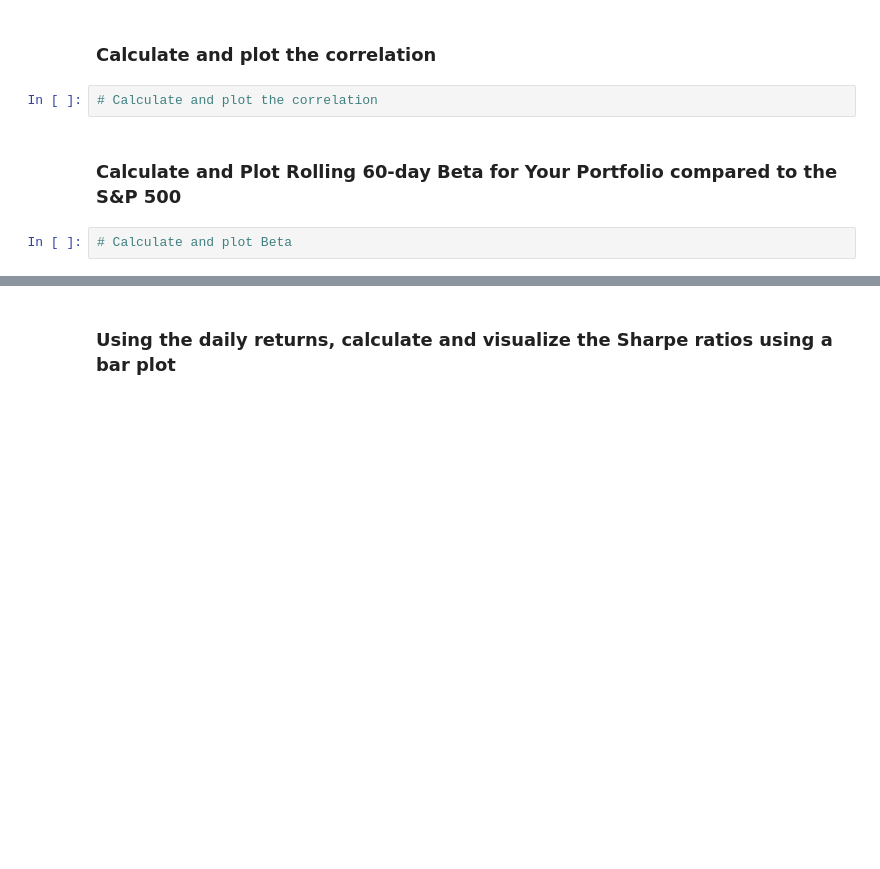
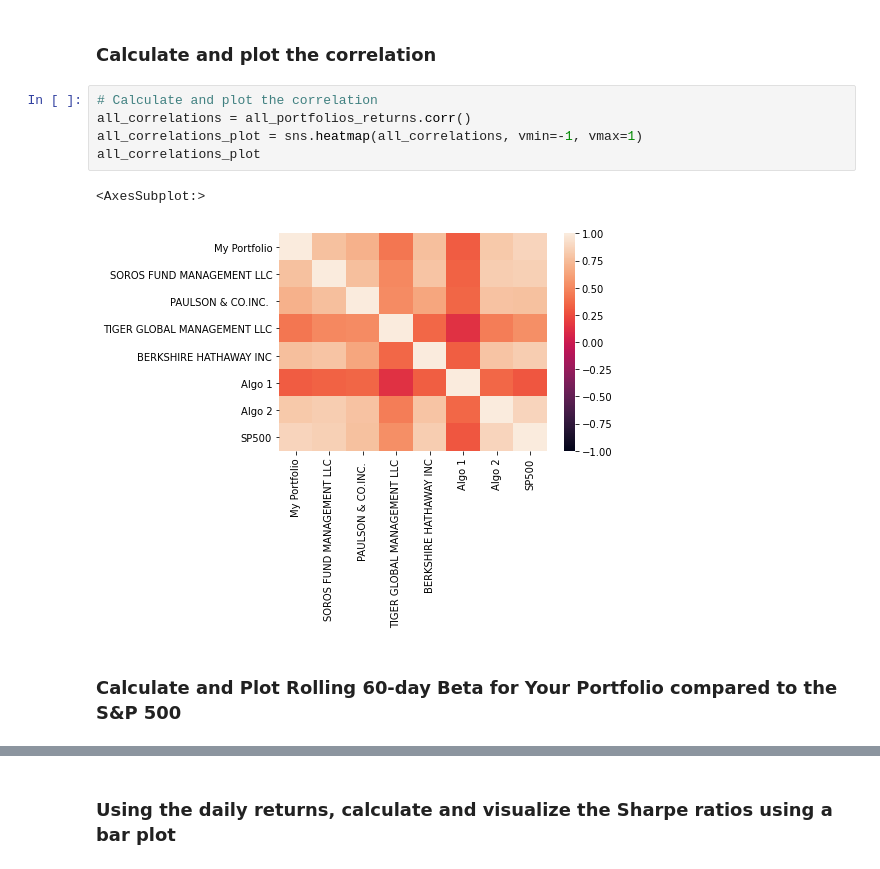
Before and after one commit to mmfsb/Pandas_Homework, a Jupyter notebook: Whale/whale_analysis.ipynb, the cells around one changed output, grey strips where cells are left out. Cells and saved outputs as stored; diff of their text form; blank space fills up the shorter version.

```diff
--- a/Whale/whale_analysis.ipynb
+++ b/Whale/whale_analysis.ipynb
@@ -705,7 +718,11 @@ dtype: int64
 ### Calculate and plot the correlation
 # %%
 # Calculate and plot the correlation
+all_correlations = all_portfolios_returns.corr()
+all_correlations_plot = sns.heatmap(all_correlations, vmin=-1, vmax=1)
+all_correlations_plot
+# %% [output]
+<AxesSubplot:>
+[figure, added]
 # %% [markdown]
 ### Calculate and Plot Rolling 60-day Beta for Your Portfolio compared to the S&P 500
-# %%
-# Calculate and plot Beta
```
Also changed, not shown: parts of 6 cells of this notebook.
